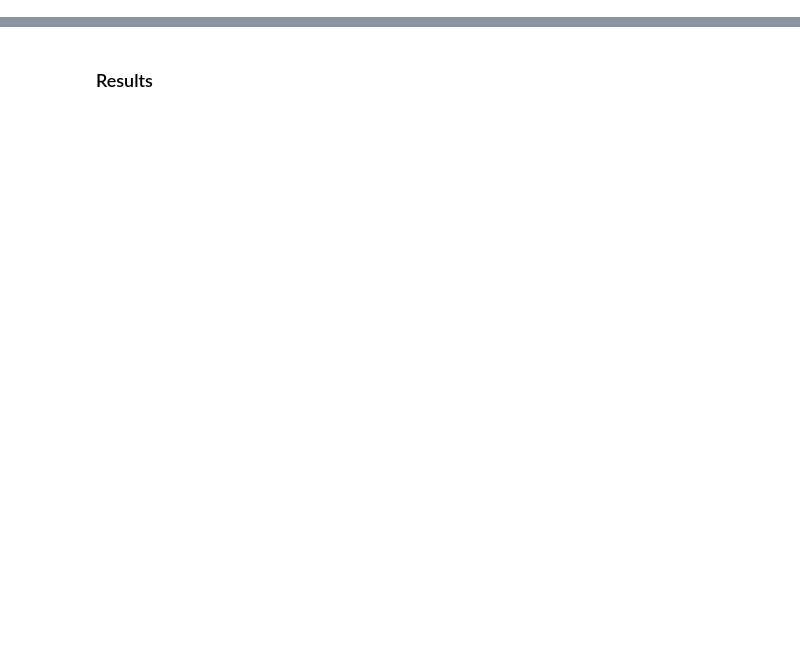
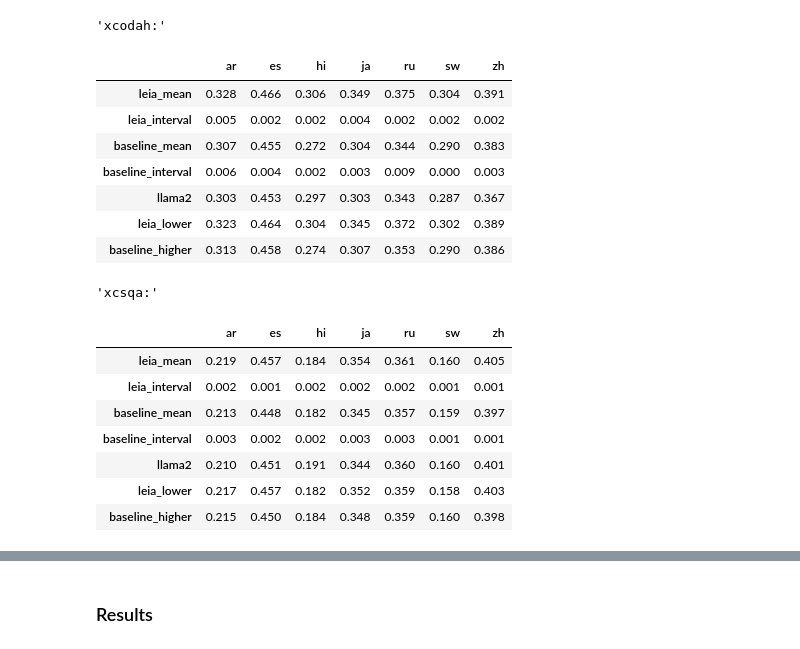
Before and after one commit to leia-llm/leia, a Jupyter notebook: notebooks/analysis.ipynb, the cells around one changed output, grey strips where cells are left out. Saved outputs shown, nothing was run; the diff lists cells and outputs as text; code cells hidden in the pictures; blank space fills up the shorter version.

```diff
--- a/notebooks/analysis.ipynb
+++ b/notebooks/analysis.ipynb
@@ -110,0 +178,80 @@ def load_experiments(runs_dir: str) -> dict[str, Experiment]:
+# %%
+llama2_data = collections.defaultdict(dict)
+baseline_data = collections.defaultdict(lambda: collections.defaultdict(list))
+leia_data = collections.defaultdict(lambda: collections.defaultdict(list))
+
+for experiment_name, experiment in experiments.items():
+    if experiment_name.startswith("swallow"):
+        continue
+
+    if experiment.name == "Llama-2-7b-hf":
+        for result in experiment.results:
+            llama2_data[result.task.name][result.task.language] = result.value
+
+    if experiment.args is not None:
+        if experiment.args.trans_insertion_strategy == "none":
+            for result in experiment.results:
+                baseline_data[result.task.name][result.task.language].append(result.value)
+
+        elif experiment.args.trans_insertion_strategy == "right" and experiment.args.trans_insertion_prob == 0.5:
+            if not experiment.args.disable_trans_token_loss:
+                for result in experiment.results:
+                    leia_data[result.task.name][result.task.language].append(result.value)
+
+for task_name in target_tasks:
+    rows = []
+    for language in languages:
+        assert len(baseline_data[task_name][language]) == 5
+        baseline_mean = np.mean(baseline_data[task_name][language])
+        baseline_lower, baseline_higher = sms.DescrStatsW(baseline_data[task_name][language]).tconfint_mean()
+
+        assert len(leia_data[task_name][language]) == 5
+        leia_mean = np.mean(leia_data[task_name][language])
+        leia_lower, leia_higher = sms.DescrStatsW(leia_data[task_name][language]).tconfint_mean()
+
+        llama2_score = llama2_data[task_name][language]
+
+        rows.append(
+            [
+                leia_mean,
+                leia_higher - leia_mean,
+                baseline_mean,
+                baseline_higher - baseline_mean,
+                llama2_score,
+                leia_lower,
+                baseline_higher,
+            ]
+        )
+    col_names = [
+        "leia_mean",
+        "leia_interval",
+        "baseline_mean",
+        "baseline_interval",
+        "llama2",
+        "leia_lower",
+        "baseline_higher",
+    ]
+
+    df = pd.DataFrame(rows, columns=col_names, index=languages)
+    df = df.transpose()
+    df = df.round(3)
+    display(f"{task_name}:", df)
+# %% [output]
+'xcodah:'
+|  | ar | es | hi | ja | ru | sw | zh |
+| leia_mean | 0.328 | 0.466 | 0.306 | 0.349 | 0.375 | 0.304 | 0.391 |
+| leia_interval | 0.005 | 0.002 | 0.002 | 0.004 | 0.002 | 0.002 | 0.002 |
+| baseline_mean | 0.307 | 0.455 | 0.272 | 0.304 | 0.344 | 0.290 | 0.383 |
+| baseline_interval | 0.006 | 0.004 | 0.002 | 0.003 | 0.009 | 0.000 | 0.003 |
+| llama2 | 0.303 | 0.453 | 0.297 | 0.303 | 0.343 | 0.287 | 0.367 |
+| leia_lower | 0.323 | 0.464 | 0.304 | 0.345 | 0.372 | 0.302 | 0.389 |
+| baseline_higher | 0.313 | 0.458 | 0.274 | 0.307 | 0.353 | 0.290 | 0.386 |
+'xcsqa:'
+|  | ar | es | hi | ja | ru | sw | zh |
+| leia_mean | 0.219 | 0.457 | 0.184 | 0.354 | 0.361 | 0.160 | 0.405 |
+| leia_interval | 0.002 | 0.001 | 0.002 | 0.002 | 0.002 | 0.001 | 0.001 |
+| baseline_mean | 0.213 | 0.448 | 0.182 | 0.345 | 0.357 | 0.159 | 0.397 |
+| baseline_interval | 0.003 | 0.002 | 0.002 | 0.003 | 0.003 | 0.001 | 0.001 |
+| llama2 | 0.210 | 0.451 | 0.191 | 0.344 | 0.360 | 0.160 | 0.401 |
+| leia_lower | 0.217 | 0.457 | 0.182 | 0.352 | 0.359 | 0.158 | 0.403 |
+| baseline_higher | 0.215 | 0.450 | 0.184 | 0.348 | 0.359 | 0.160 | 0.398 |
```
Also changed, not shown: parts of 23 cells of this notebook.
